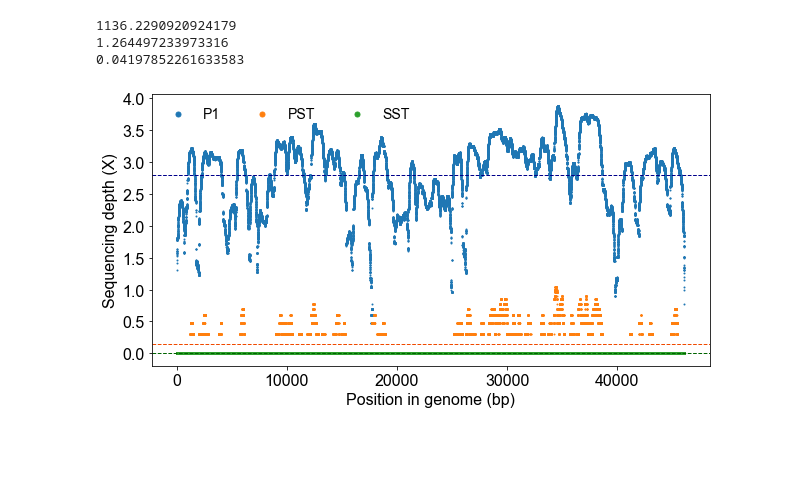
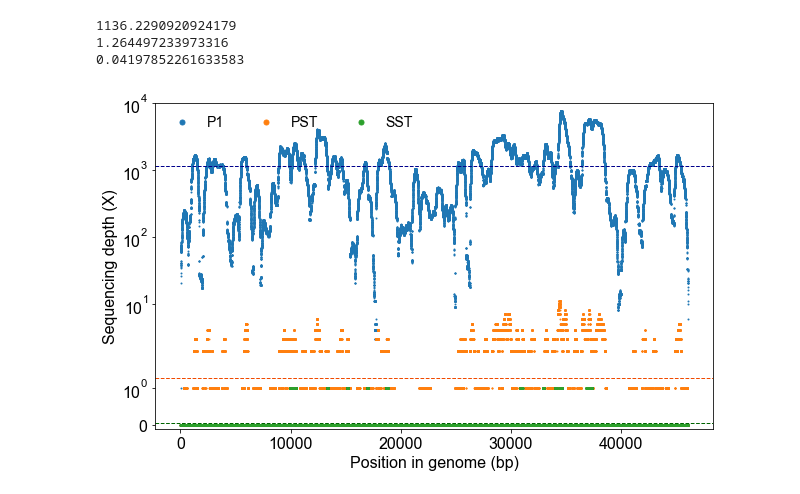
Before and after one commit to XiaoqiongGu/Gu_2022_Targetedvirome, a Jupyter notebook: Figure4C.recruitmentplots.ipynb, the cells around one changed output. Cells and saved outputs as stored; diff of their text form; code cells hidden in the pictures; blank space fills up the shorter version.

Commit message:
revise figure 4 symlog issue

```diff
--- a/Figure4C.recruitmentplots.ipynb
+++ b/Figure4C.recruitmentplots.ipynb
@@ -65,22 +55,24 @@ sst_seq_log = pseudo_log_scale(sst_seq)
-# %%
-#plt.figure(, dpi=300)
-a = p1_seq_log.sum()/46095
-b = pst_seq_log.sum()/46095
-c = sst_seq_log.sum()/46095
-
-x=[*range(46095)]
-fig, ax = plt.subplots(figsize=(10, 5))
-plt.scatter(x,p1_seq_log,s=1,label='P1')
-plt.axhline(y=a,linestyle='--',linewidth=1,color='#00008B')
-plt.scatter(x,pst_seq_log,s=1,label='PST')
-plt.axhline(y=b,linestyle='--',linewidth=1,color='#F04A00')
-plt.scatter(x,sst_seq_log,s=1, label='SST')
-plt.axhline(y=c,linestyle='--',linewidth=1,color='#006400')
-plt.legend(fontsize=14,markerscale=5,loc='best',frameon=False, ncol=3)
-plt.xlabel('Position in genome (bp)',fontsize=16)
-plt.ylabel('Sequencing depth (X)',fontsize=16)
-plt.xticks(fontsize=16)
-plt.yticks(fontsize=16)
-plt.savefig('plots/Figure4C.recruitmentplots.pdf',dpi=100)
-# %% [output]
-[figure, removed]
+# %%
+#plt.figure(, dpi=300)
+a = p1_seq.sum()/46095
+b = pst_seq.sum()/46095
+c = sst_seq.sum()/46095
+
+x = [*range(46095)]
+fig, ax = plt.subplots(figsize=(10, 6))
+plt.scatter(x, p1_seq, s=1, label='P1')
+plt.axhline(y=a, linestyle='--', linewidth=1, color='#00008B')
+plt.scatter(x, pst_seq, s=1, label='PST')
+plt.axhline(y=b, linestyle='--', linewidth=1, color='#F04A00')
+plt.scatter(x, sst_seq, s=1, label='SST')
+plt.axhline(y=c, linestyle='--', linewidth=1, color='#006400')
+plt.legend(fontsize=14, markerscale=5, loc='upper left', frameon=False, ncol=3)
+plt.xlabel('Position in genome (bp)', fontsize=16)
+plt.ylabel('Sequencing depth (X)', fontsize=16)
+plt.xticks(fontsize=16)
+plt.yticks(fontsize=16)
+plt.yscale('symlog') ### symlog scale has been used since it contains the 0 value
+plt.ylim([-0.1,10000])
+plt.savefig('plots/Figure4C.recruitmentplots.pdf', dpi=100)
+# %% [output]
+[figure, added]
```
Also changed, not shown: parts of 1 cell of this notebook, 9 other files.
